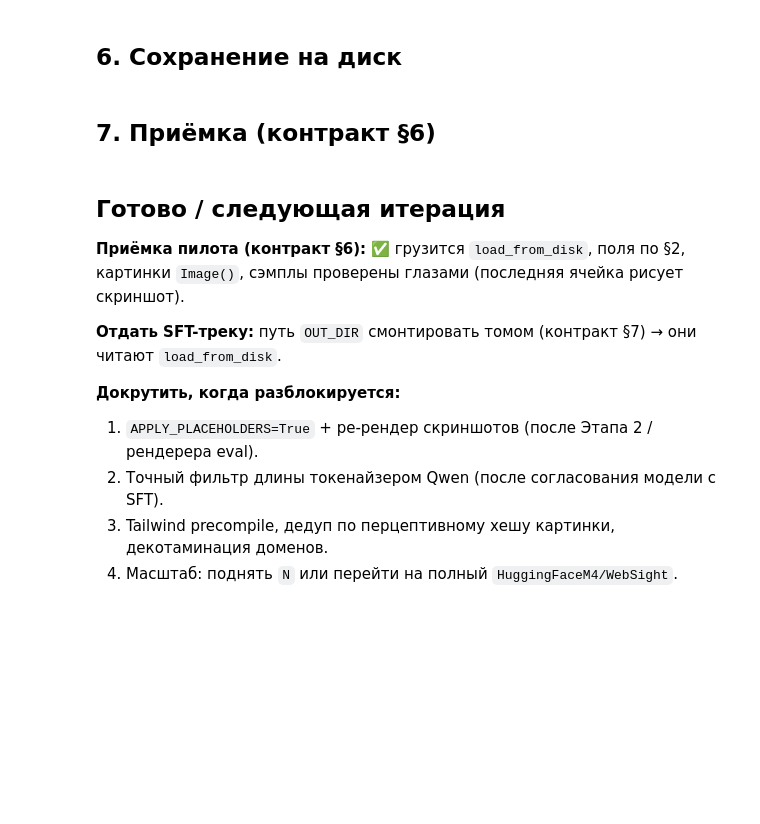
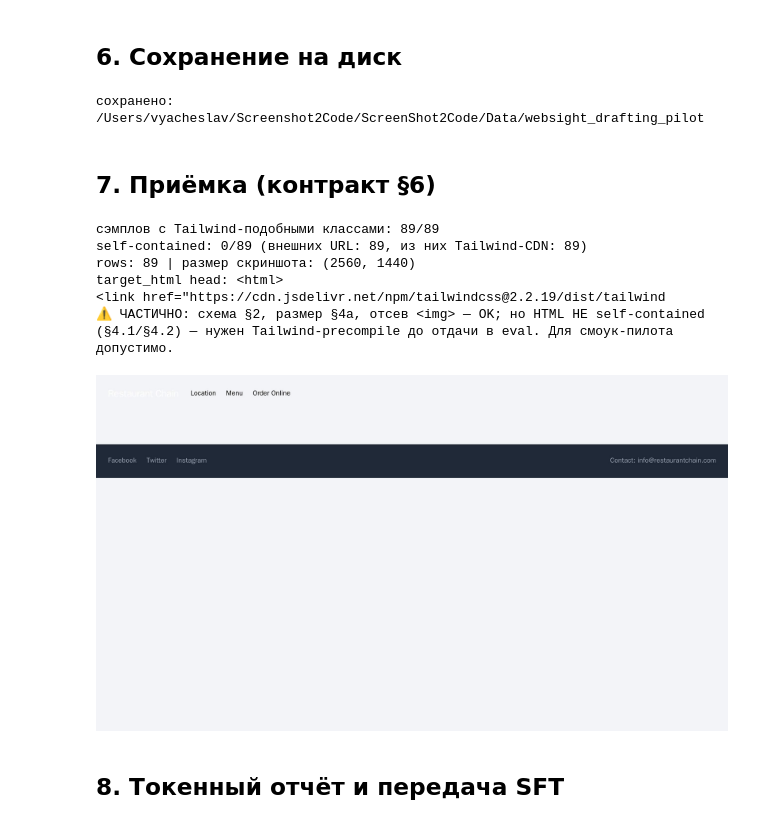
Before and after one commit to Podushe4ka/ScreenShot2Code, a Jupyter notebook: Data/websight_to_contract.ipynb, the cells around one changed output. Saved outputs shown, nothing was run; the diff lists cells and outputs as text; code cells hidden in the pictures; blank space fills up the shorter version.

```diff
--- a/Data/websight_to_contract.ipynb
+++ b/Data/websight_to_contract.ipynb
@@ -52,6 +84,19 @@ def replace_images_with_placeholder(html_text):
         img.replace_with(div)
         n += 1
     return str(soup), n
+
+
+from PIL import Image as PILImage
+
+def fit_to_size(img, size):
+    """Привести скриншот к фиксированному (W,H): паддинг белым + обрезка снизу-справа.
+    ВНИМАНИЕ: обрезка full-page скриншота рвёт соответствие код↔картинка — для честного
+    пилота предпочтителен SIZE_MODE='filter'."""
+    tw, th = size
+    img = img.convert("RGB")
+    canvas = PILImage.new("RGB", size, (255, 255, 255))
+    canvas.paste(img.crop((0, 0, min(img.width, tw), min(img.height, th))), (0, 0))
+    return canvas
 # %% [markdown]
 ## 3. Схема сэмпла (контракт §2)
 # %%
@@ -107,8 +188,13 @@ print(f"готово сэмплов: {len(rows)} | пропущено: пуст
 # %% [markdown]
 ## 6. Сохранение на диск
 # %%
+assert rows, ("rows пуст — все сэмплы отфильтрованы. Проверь SIZE_MODE/TARGET_SIZE "
+               "(при 'filter' native-размеры могут не совпасть — попробуй SIZE_MODE='pad'), "
+               "DROP_IMG, MAX_TOKENS.")
 ds = Dataset.from_list(rows, features=FEATURES)
 ds.save_to_disk(OUT_DIR)
 print("сохранено:", OUT_DIR)
+# %% [output]
+сохранено: /Users/vyacheslav/Screenshot2Code/ScreenShot2Code/Data/websight_drafting_pilot
 # %% [markdown]
 ## 7. Приёмка (контракт §6)
@@ -127,12 +201,50 @@ s["images"][0]   # покажет скриншот прямо в ноутбук
-# %% [markdown]
-## Готово / следующая итерация
-
-**Приёмка пилота (контракт §6):** ✅ грузится `load_from_disk`, поля по §2, картинки `Image()`, сэмплы проверены глазами (последняя ячейка рисует скриншот).
-
-**Отдать SFT-треку:** путь `OUT_DIR` смонтировать томом (контракт §7) → они читают `load_from_disk`.
-
-**Докрутить, когда разблокируется:**
-1. `APPLY_PLACEHOLDERS=True` + ре-рендер скриншотов (после Этапа 2 / рендерера eval).
-2. Точный фильтр длины токенайзером Qwen (после согласования модели с SFT).
-3. Tailwind precompile, дедуп по перцептивному хешу картинки, декотаминация доменов.
-4. Масштаб: поднять `N` или перейти на полный `HuggingFaceM4/WebSight`.
+# %%
+ds2 = load_from_disk(OUT_DIR)
+assert ds2.column_names == ["task_type","images","current_html","target_html","instruction"], ds2.column_names
+
+# --- приёмка по контракту §6 ---
+sizes = {tuple(s["images"][0].size) for s in ds2}
+assert len(sizes) == 1, f"скриншоты разного размера: {sizes}"          # §4a: один фиксированный размер
+assert sizes == {TARGET_SIZE}, f"размер {sizes} != TARGET_SIZE {TARGET_SIZE}"
+
+if not APPLY_PLACEHOLDERS:
+    n_img = sum("<img" in s["target_html"].lower() for s in ds2)
+    assert n_img == 0, f"остались висячие <img> в {n_img} сэмплах (ожидался DROP_IMG=True)"
+
+s = ds2[0]
+assert s["task_type"] == "drafting"
+assert len(s["images"]) == 1 and s["images"][0].size
+assert s["target_html"] and s["current_html"] == "" and s["instruction"] == ""
+
+# Tailwind ожидается на v0.2 (не на v0.1-срезе) — мягкая проверка, не assert
+import re as _re
+n_tw = sum(bool(_re.search(r'class="[^"]*(flex|grid|bg-|text-|p-\d|w-full)', x["target_html"])) for x in ds2)
+print(f"сэмплов с Tailwind-подобными классами: {n_tw}/{len(ds2)}"
+      + ("  (! мало — источник v0.1 plain CSS?)" if n_tw < len(ds2) * 0.5 else ""))
+
+# Self-contained (контракт §4.1/§4.2): без внешних URL и без Tailwind через CDN.
+# WebSight v0.2 «как есть» тянет Tailwind с CDN — это НЕ self-contained, закрывается
+# только Tailwind-precompile (отложенный TODO). Пока — честное предупреждение, не assert.
+n_ext = sum(bool(_re.search(r'(src|href)="https?://', x["target_html"])) for x in ds2)
+n_cdn = sum(bool(_re.search(r'cdn[^"]*tailwind', x["target_html"], _re.I)) for x in ds2)
+self_contained = (n_ext == 0)
+print(f"self-contained: {len(ds2) - n_ext}/{len(ds2)} (внешних URL: {n_ext}, из них Tailwind-CDN: {n_cdn})")
+
+print("rows:", len(ds2), "| размер скриншота:", next(iter(sizes)))
+print("target_html head:", s["target_html"][:80])
+if self_contained:
+    print("OK — соответствует контракту (drafting): схема + размер + self-contained")
+else:
+    print("⚠ ЧАСТИЧНО: схема §2, размер §4a, отсев <img> — OK; но HTML НЕ self-contained "
+          "(§4.1/§4.2) — нужен Tailwind-precompile до отдачи в eval. Для смоук-пилота допустимо.")
+s["images"][0]   # покажет скриншот прямо в ноутбуке
+# %% [output]
+сэмплов с Tailwind-подобными классами: 89/89
+self-contained: 0/89 (внешних URL: 89, из них Tailwind-CDN: 89)
+rows: 89 | размер скриншота: (2560, 1440)
+target_html head: <html>
+<link href="https://cdn.jsdelivr.net/npm/tailwindcss@2.2.19/dist/tailwind
+⚠ ЧАСТИЧНО: схема §2, размер §4a, отсев <img> — OK; но HTML НЕ self-contained (§4.1/§4.2) — нужен Tailwind-precompile до отдачи в eval. Для смоук-пилота допустимо.
+[figure, added]
+# %% [markdown]
+## 8. Токенный отчёт и передача SFT
```
Also changed, not shown: parts of 8 cells of this notebook, 6 other files.
